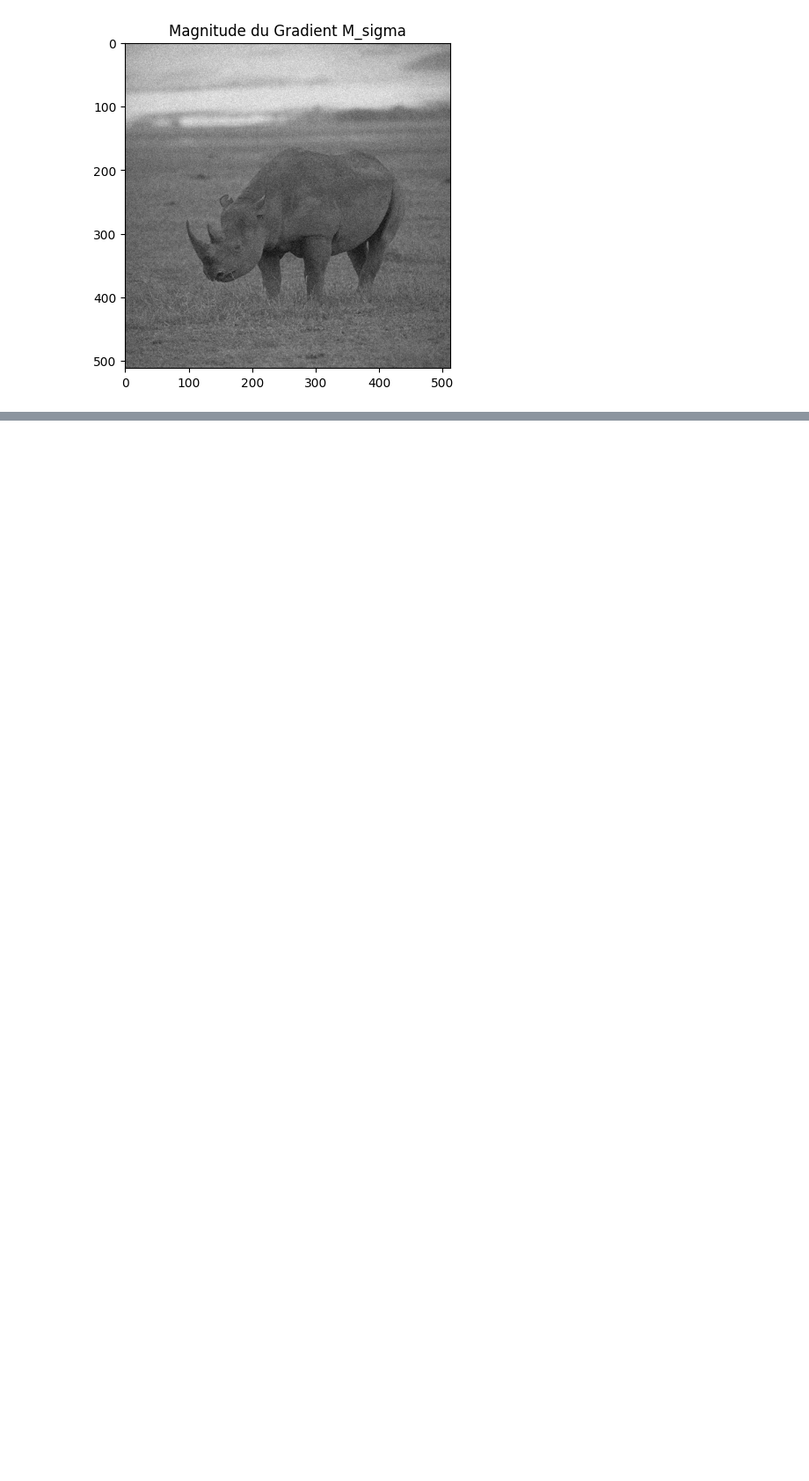
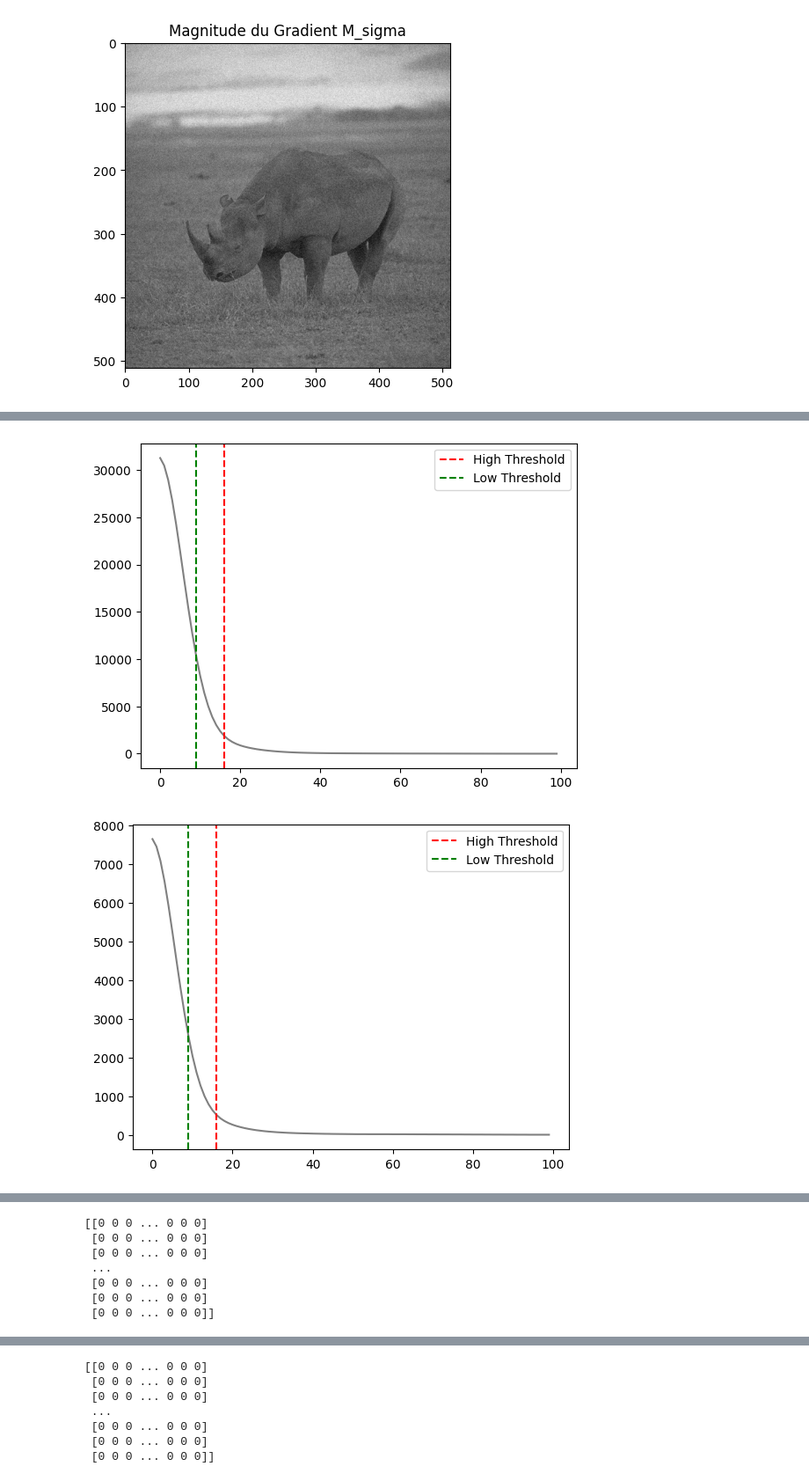
Before and after one commit to ndupont960/EtudesTechniques11, a Jupyter notebook: main.ipynb, the cells around one changed output, grey strips where cells are left out. Shown at 88% size. Drawn from its saved outputs; the diff is of its cells as text; code cells hidden in the pictures; blank space fills up the shorter version.

```diff
--- a/main.ipynb
+++ b/main.ipynb
@@ -41,0 +77,5 @@ NameError: name 'np' is not defined
+# %%
+multi_scale_contour_detection_without_inhibition(image_normalized, N=4, alpha=0.005)
+# %% [output]
+[figure, added]
+[figure, added]
@@ -41,0 +84,7 @@ NameError: name 'np' is not defined
+[[0 0 0 ... 0 0 0]
+ [0 0 0 ... 0 0 0]
+ [0 0 0 ... 0 0 0]
+ ...
+ [0 0 0 ... 0 0 0]
+ [0 0 0 ... 0 0 0]
+ [0 0 0 ... 0 0 0]]
@@ -41,0 +92,7 @@ NameError: name 'np' is not defined
+[[0 0 0 ... 0 0 0]
+ [0 0 0 ... 0 0 0]
+ [0 0 0 ... 0 0 0]
+ ...
+ [0 0 0 ... 0 0 0]
+ [0 0 0 ... 0 0 0]
+ [0 0 0 ... 0 0 0]]
```
Also changed, not shown: parts of 2 cells of this notebook, 3 other files.
